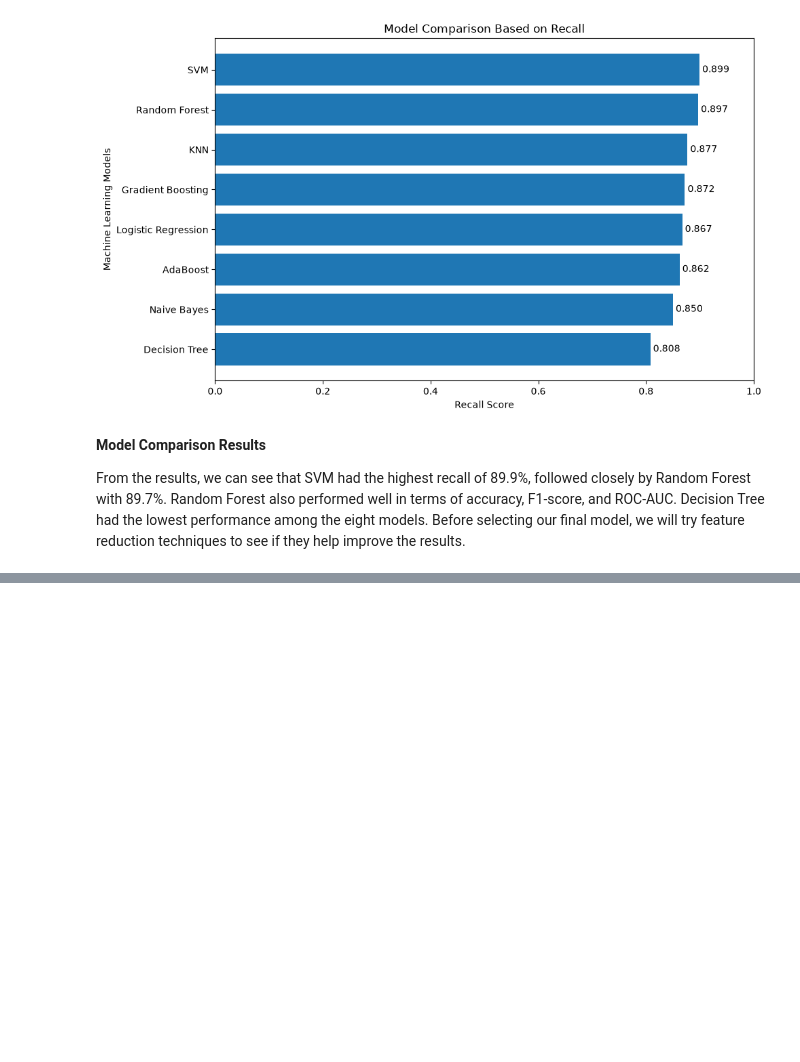
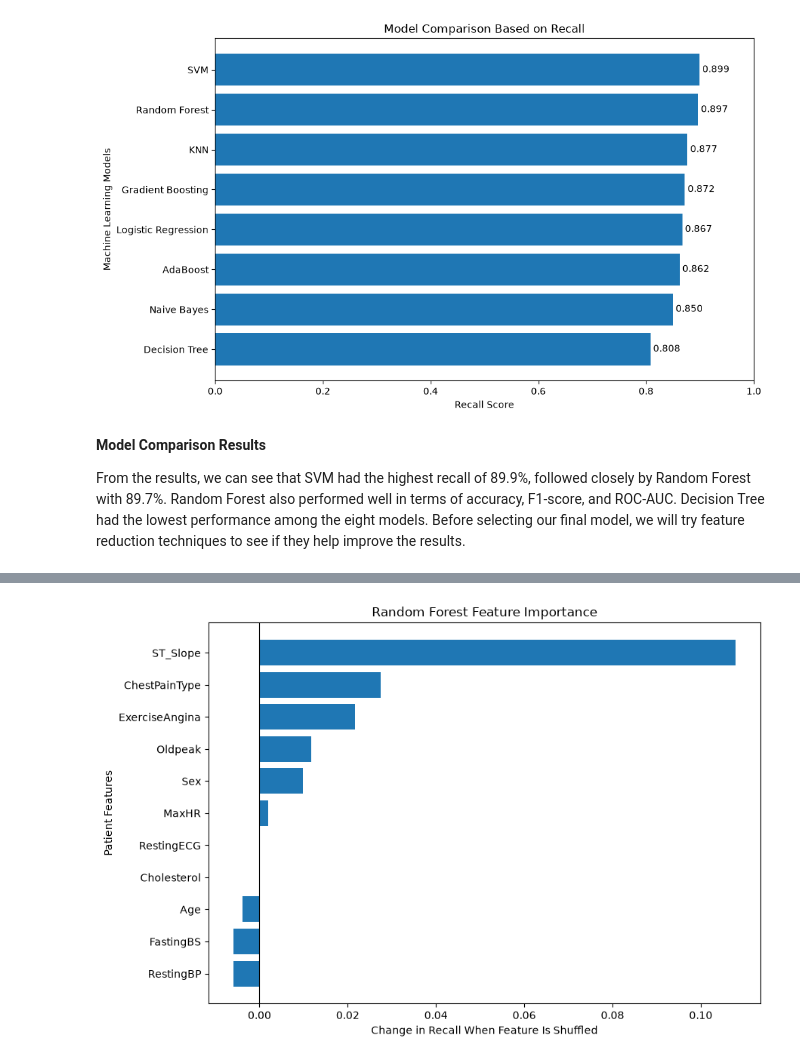
Before and after one commit to gautam-jenis/heart-disease-prediction, a Jupyter notebook: heart_disease_project.ipynb, the cells around one changed output, grey strips where cells are left out. Saved outputs shown, nothing was run; the diff lists cells and outputs as text; code cells hidden in the pictures; blank space fills up the shorter version.

```diff
--- a/heart_disease_project.ipynb
+++ b/heart_disease_project.ipynb
@@ -497,0 +638,25 @@ From the results, we can see that SVM had the highest recall of 89.9%, followed
+# %%
+svm_search = GridSearchCV(
+    svm_pipeline,
+    svm_parameters,
+    cv=cv,
+    scoring="recall",
+    n_jobs=-1
+)
+
+rf_search = GridSearchCV(
+    rf_pipeline,
+    rf_parameters,
+    cv=cv,
+    scoring="recall",
+    n_jobs=-1
+)
+
+svm_search.fit(X_train, y_train)
+rf_search.fit(X_train, y_train)
+
+print("SVM best recall:", round(svm_search.best_score_, 3))
+print("SVM best parameters:", svm_search.best_params_)
+
+print("\nRandom Forest best recall:", round(rf_search.best_score_, 3))
+print("Random Forest best parameters:", rf_search.best_params_)
@@ -497,0 +743,20 @@ From the results, we can see that SVM had the highest recall of 89.9%, followed
+# %%
+importance_sorted = importance_df.sort_values(by="Importance")
+
+plt.figure(figsize=(9, 6))
+
+plt.barh(
+    importance_sorted["Feature"],
+    importance_sorted["Importance"]
+)
+
+plt.title("Random Forest Feature Importance")
+plt.xlabel("Change in Recall When Feature Is Shuffled")
+plt.ylabel("Patient Features")
+
+plt.axvline(x=0, color="black", linewidth=0.8)
+
+plt.tight_layout()
+plt.show()
+# %% [output]
+[figure, added]
```
Also changed, not shown: parts of 22 cells of this notebook.
